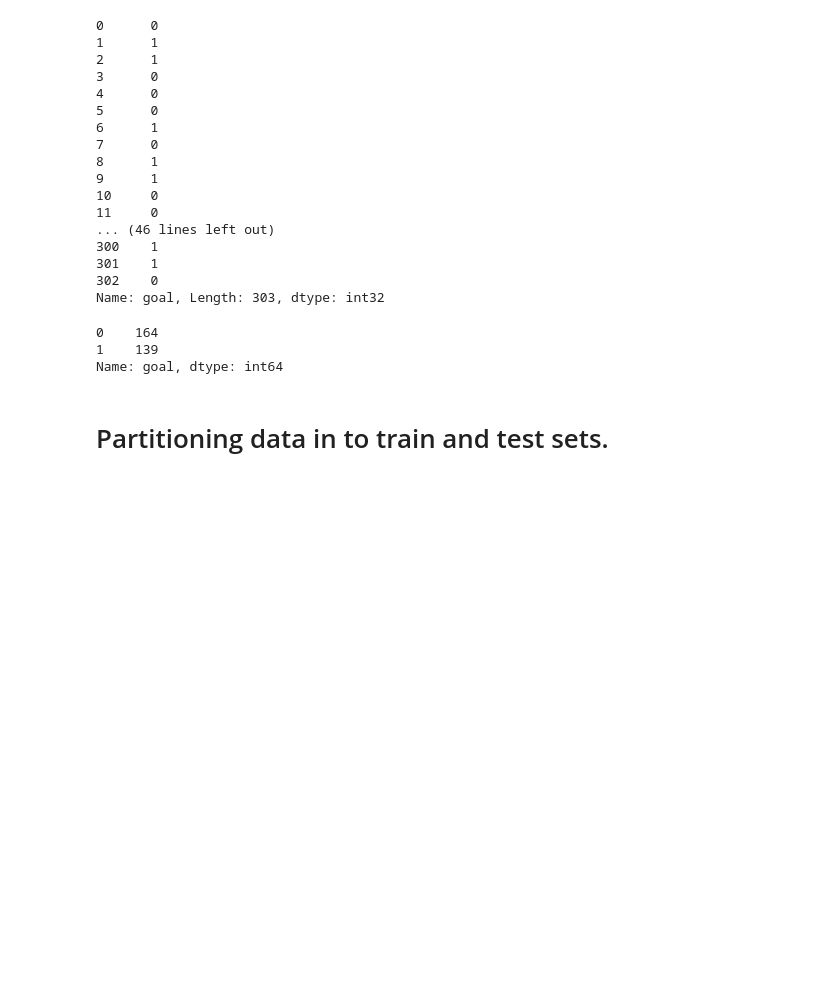
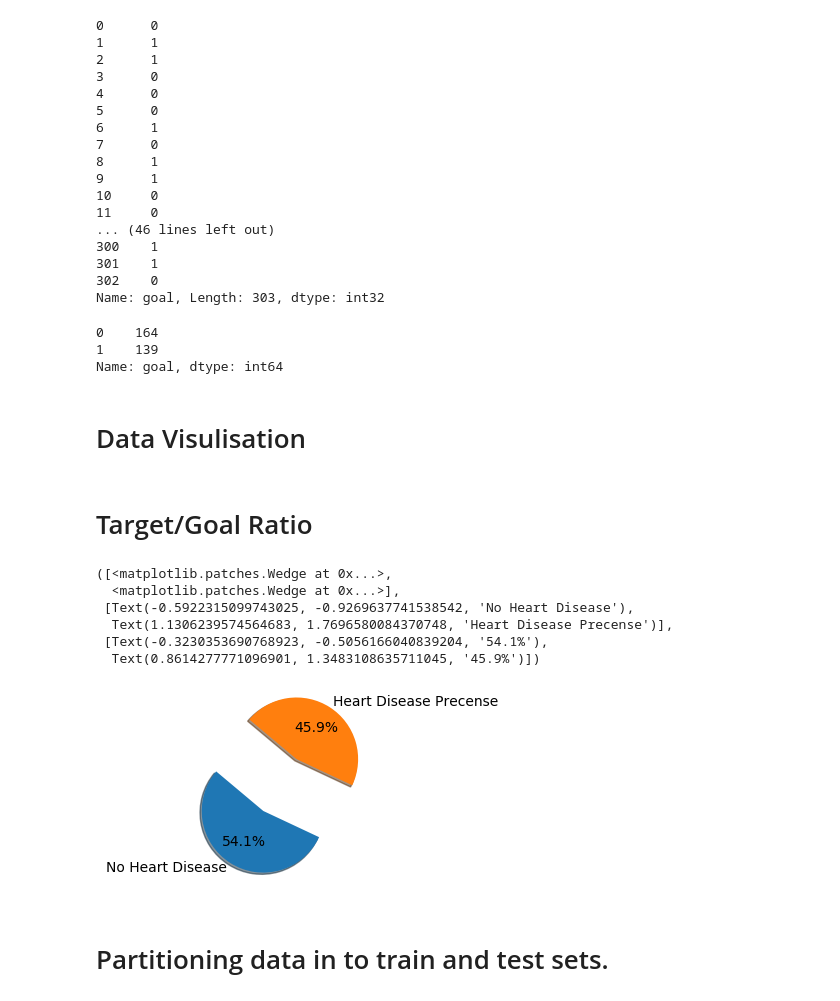
Before and after one commit to Ahmed-Molah/PROHI-HD, a Jupyter notebook: UCI-Dashbord-final.ipynb, the cells around one changed output. Cells and saved outputs as stored; diff of their text form; code cells hidden in the pictures; blank space fills up the shorter version.

```diff
--- a/UCI-Dashbord-final.ipynb
+++ b/UCI-Dashbord-final.ipynb
@@ -517,6 +531,23 @@ y.value_counts()
 0    164
 1    139
 Name: goal, dtype: int64
+# %% [markdown]
+# Data Visulisation
+# %% [markdown]
+# Target/Goal Ratio
+# %%
+plt.figure(figsize=(3,2))
+explode =[0,1]
+labels='No Heart Disease','Heart Disease Precense'
+plt.pie(y.value_counts(),explode=explode,autopct='%1.1f%%',labels=labels,shadow=True,startangle=140)
+# %% [output]
+([<matplotlib.patches.Wedge at 0x...>,
+  <matplotlib.patches.Wedge at 0x...>],
+ [Text(-0.5922315099743025, -0.9269637741538542, 'No Heart Disease'),
+  Text(1.1306239574564683, 1.7696580084370748, 'Heart Disease Precense')],
+ [Text(-0.3230353690768923, -0.5056166040839204, '54.1%'),
+  Text(0.8614277771096901, 1.3483108635711045, '45.9%')])
+[figure, added]
 # %% [markdown]
 # Partitioning data in to train and test sets.
 # %%
```
Also changed, not shown: parts of 2 cells of this notebook.
